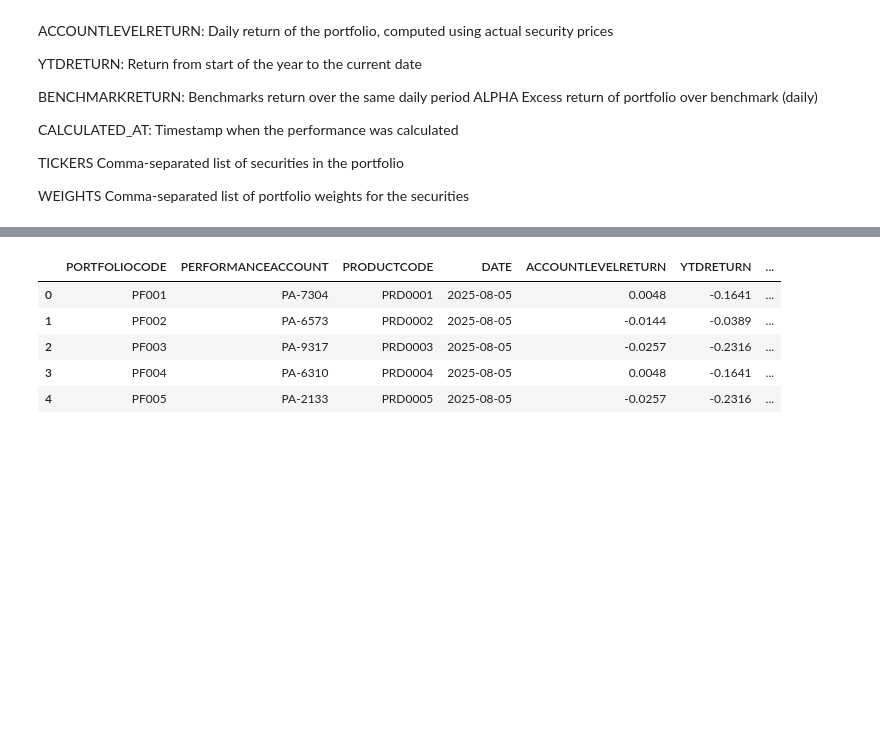
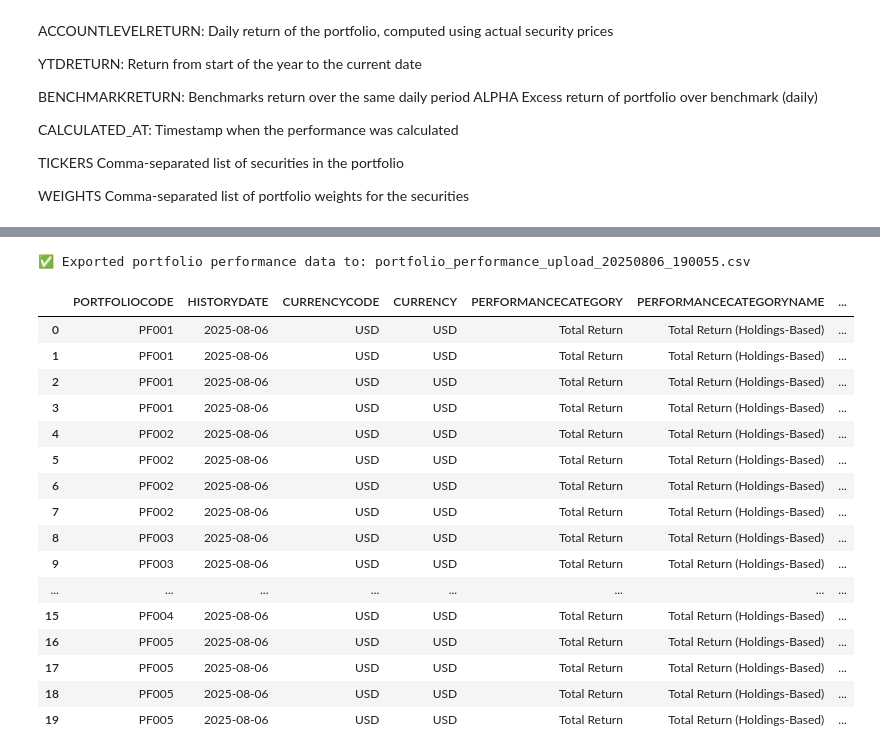
Before and after one commit to Jacob-Rose-BU/Alternative-Investments---Assette-Capstone-Project, a Jupyter notebook: PORTFOLIOPERFORMANCE.ipynb, the cells around one changed output, grey strips where cells are left out. Saved outputs shown, nothing was run; the diff lists cells and outputs as text; code cells hidden in the pictures; blank space fills up the shorter version.

```diff
--- a/PORTFOLIOPERFORMANCE.ipynb
+++ b/PORTFOLIOPERFORMANCE.ipynb
@@ -62,33 +43,29 @@ rows = []
 # Benchmark setup
 benchmark_ticker = "^SPESG"
 benchmark_data = yf.download(benchmark_ticker, period="2d", interval="1d", progress=False)
-if 'Adj Close' in benchmark_data.columns:
-    benchmark_prices = benchmark_data['Adj Close']
-elif 'Close' in benchmark_data.columns:
+
+# Use 'Close' instead of 'Adj Close'
+if 'Close' in benchmark_data.columns:
     benchmark_prices = benchmark_data['Close']
 else:
-    benchmark_prices = None
+    raise ValueError("Benchmark 'Close' price not found!")
 
-try:
-    benchmark_return = round(((benchmark_prices.iloc[-1] - benchmark_prices.iloc[-2]) / benchmark_prices.iloc[-2]), 4)
-except:
-    benchmark_return = 0.0
+benchmark_return = round(((benchmark_prices.iloc[-1] - benchmark_prices.iloc[-2]) / benchmark_prices.iloc[-2]), 4)
+benchmark_code = "SP500ESG"
+# %%
+# Define performance periods and their start dates
+performance_periods = {
+    "YTD": f"{TODAY.year}-01-01",
+    "1M": (TODAY - pd.DateOffset(days=30)).strftime('%Y-%m-%d'),
+    "3M": (TODAY - pd.DateOffset(days=90)).strftime('%Y-%m-%d'),
+    "1Y": (TODAY - pd.DateOffset(days=365)).strftime('%Y-%m-%d')
+}
 # %%
 # Portfolio generation
 portfolio_data = []
 for i in range(NUM_PORTFOLIOS):
-    portfolio_code = f"PF{str(i+1).zfill(3)}"
-    performance_account = f"PA-{random.randint(1000, 9999)}"
-    product_code = f"PRD{str(i+1).zfill(4)}"
-    selected_ticker = random.sample(esg_tickers, SECURITIES_PER_PORTFOLIO)
+    tickers = random.sample(esg_tickers, SECURITIES_PER_PORTFOLIO)
     weights = [random.uniform(0.1, 0.4) for _ in range(SECURITIES_PER_PORTFOLIO)]
     total = sum(weights)
     normalized_weights = [round(w / total, 4) for w in weights]
-
-    portfolio_data.append({
-      "PORTFOLIOCODE": portfolio_code,
-      "PERFORMANCEACCOUNT": performance_account,
-      "PRODUCTCODE": product_code,
-      "TICKERS": selected_ticker,
-      "WEIGHTS": normalized_weights
-})
+    portfolio_data.append((f"PF{i+1:03}", tickers, normalized_weights))
@@ -155,13 +128,28 @@ for p in portfolio_data:
 # %%
 # Output
 df = pd.DataFrame(rows)
 timestamp = datetime.utcnow().strftime('%Y%m%d_%H%M%S')
-df.to_csv(f"portfolio_performance_{timestamp}.csv", index=False)
+filename = f"portfolio_performance_upload_{timestamp}.csv"
+df.to_csv(filename, index=False)
+
+print(f"✅ Exported portfolio performance data to: {filename}")
 df
 # %% [output]
+✅ Exported portfolio performance data to: portfolio_performance_upload_20250806_190055.csv
-|  | PORTFOLIOCODE | PERFORMANCEACCOUNT | PRODUCTCODE | DATE | ACCOUNTLEVELRETURN | YTDRETURN | ... |
-| 0 | PF001 | PA-7304 | PRD0001 | 2025-08-05 | 0.0048 | -0.1641 | ... |
-| 1 | PF002 | PA-6573 | PRD0002 | 2025-08-05 | -0.0144 | -0.0389 | ... |
-| 2 | PF003 | PA-9317 | PRD0003 | 2025-08-05 | -0.0257 | -0.2316 | ... |
-| 3 | PF004 | PA-6310 | PRD0004 | 2025-08-05 | 0.0048 | -0.1641 | ... |
-| 4 | PF005 | PA-2133 | PRD0005 | 2025-08-05 | -0.0257 | -0.2316 | ... |
+|  | PORTFOLIOCODE | HISTORYDATE | CURRENCYCODE | CURRENCY | PERFORMANCECATEGORY | PERFORMANCECATEGORYNAME | ... |
+| 0 | PF001 | 2025-08-06 | USD | USD | Total Return | Total Return (Holdings-Based) | ... |
+| 1 | PF001 | 2025-08-06 | USD | USD | Total Return | Total Return (Holdings-Based) | ... |
+| 2 | PF001 | 2025-08-06 | USD | USD | Total Return | Total Return (Holdings-Based) | ... |
+| 3 | PF001 | 2025-08-06 | USD | USD | Total Return | Total Return (Holdings-Based) | ... |
+| 4 | PF002 | 2025-08-06 | USD | USD | Total Return | Total Return (Holdings-Based) | ... |
+| 5 | PF002 | 2025-08-06 | USD | USD | Total Return | Total Return (Holdings-Based) | ... |
+| 6 | PF002 | 2025-08-06 | USD | USD | Total Return | Total Return (Holdings-Based) | ... |
+| 7 | PF002 | 2025-08-06 | USD | USD | Total Return | Total Return (Holdings-Based) | ... |
+| 8 | PF003 | 2025-08-06 | USD | USD | Total Return | Total Return (Holdings-Based) | ... |
+| 9 | PF003 | 2025-08-06 | USD | USD | Total Return | Total Return (Holdings-Based) | ... |
+| ... | ... | ... | ... | ... | ... | ... | ... |
+| 15 | PF004 | 2025-08-06 | USD | USD | Total Return | Total Return (Holdings-Based) | ... |
+| 16 | PF005 | 2025-08-06 | USD | USD | Total Return | Total Return (Holdings-Based) | ... |
+| 17 | PF005 | 2025-08-06 | USD | USD | Total Return | Total Return (Holdings-Based) | ... |
+| 18 | PF005 | 2025-08-06 | USD | USD | Total Return | Total Return (Holdings-Based) | ... |
+| 19 | PF005 | 2025-08-06 | USD | USD | Total Return | Total Return (Holdings-Based) | ... |
```
Also changed, not shown: parts of 5 cells of this notebook.
